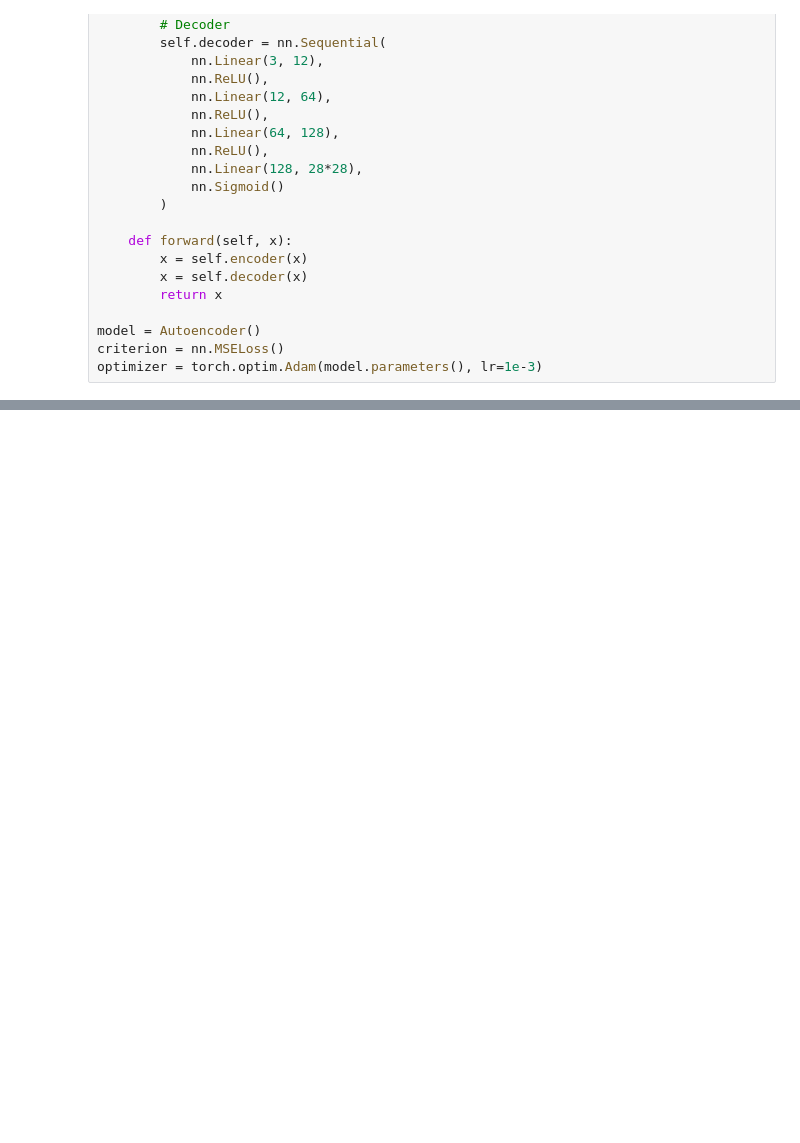
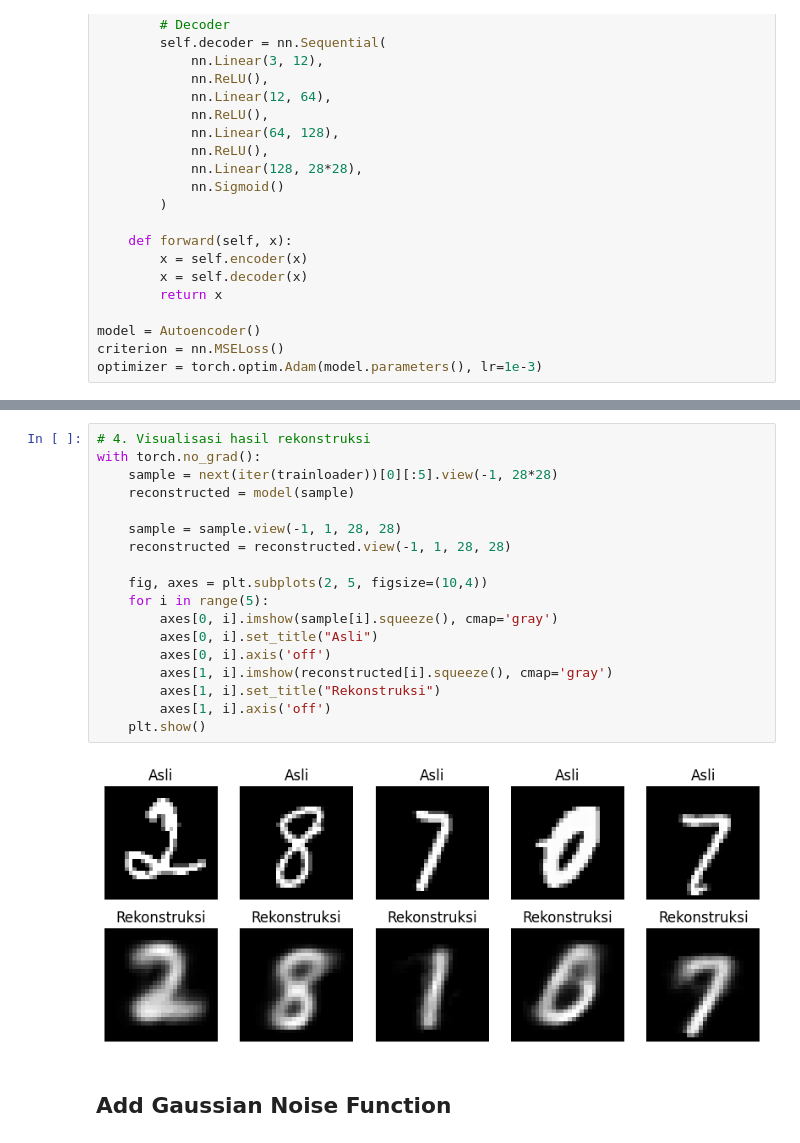
Before and after one commit to WahyuKhairi06/DeepLearning-WahyuKhairi-2311531009, a Jupyter notebook: Praktikum 7/Autoencoder_Praktikum.ipynb, the cells around one changed output, grey strips where cells are left out. Cells and saved outputs as stored; diff of their text form; blank space fills up the shorter version.

```diff
--- a/Praktikum 7/Autoencoder_Praktikum.ipynb
+++ b/Praktikum 7/Autoencoder_Praktikum.ipynb
@@ -91,0 +150,22 @@ with torch.no_grad():
+# %%
+# 4. Visualisasi hasil rekonstruksi
+with torch.no_grad():
+    sample = next(iter(trainloader))[0][:5].view(-1, 28*28)
+    reconstructed = model(sample)
+
+    sample = sample.view(-1, 1, 28, 28)
+    reconstructed = reconstructed.view(-1, 1, 28, 28)
+
+    fig, axes = plt.subplots(2, 5, figsize=(10,4))
+    for i in range(5):
+        axes[0, i].imshow(sample[i].squeeze(), cmap='gray')
+        axes[0, i].set_title("Asli")
+        axes[0, i].axis('off')
+        axes[1, i].imshow(reconstructed[i].squeeze(), cmap='gray')
+        axes[1, i].set_title("Rekonstruksi")
+        axes[1, i].axis('off')
+    plt.show()
+# %% [output]
+[figure, added]
+# %% [markdown]
+## Add Gaussian Noise Function
```
Also changed, not shown: parts of 7 cells of this notebook.
